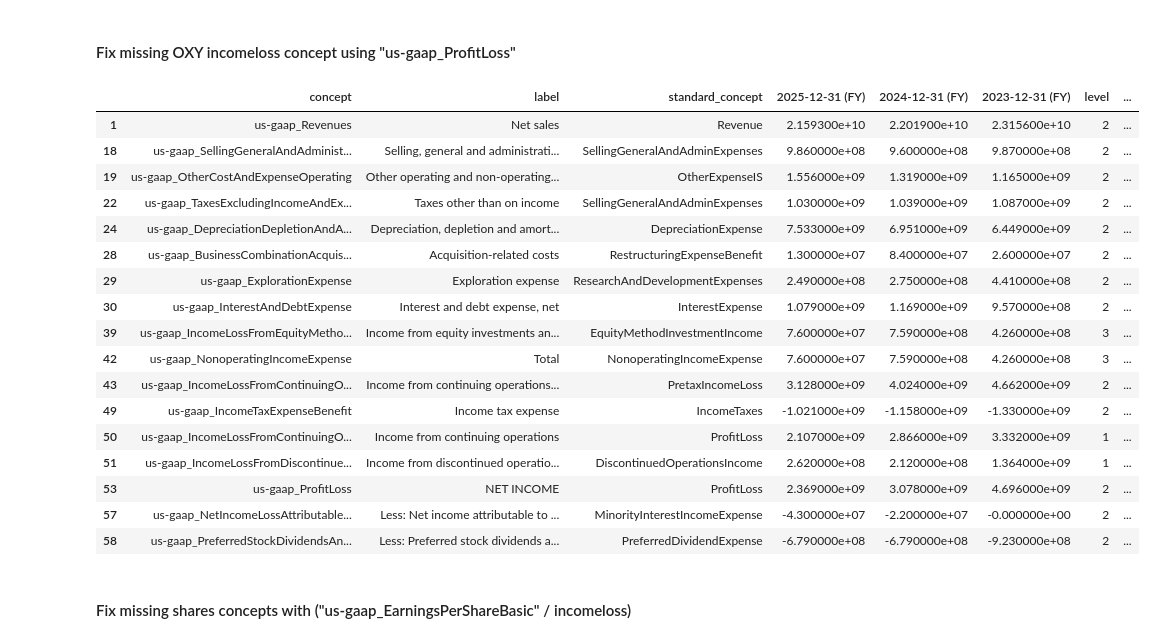
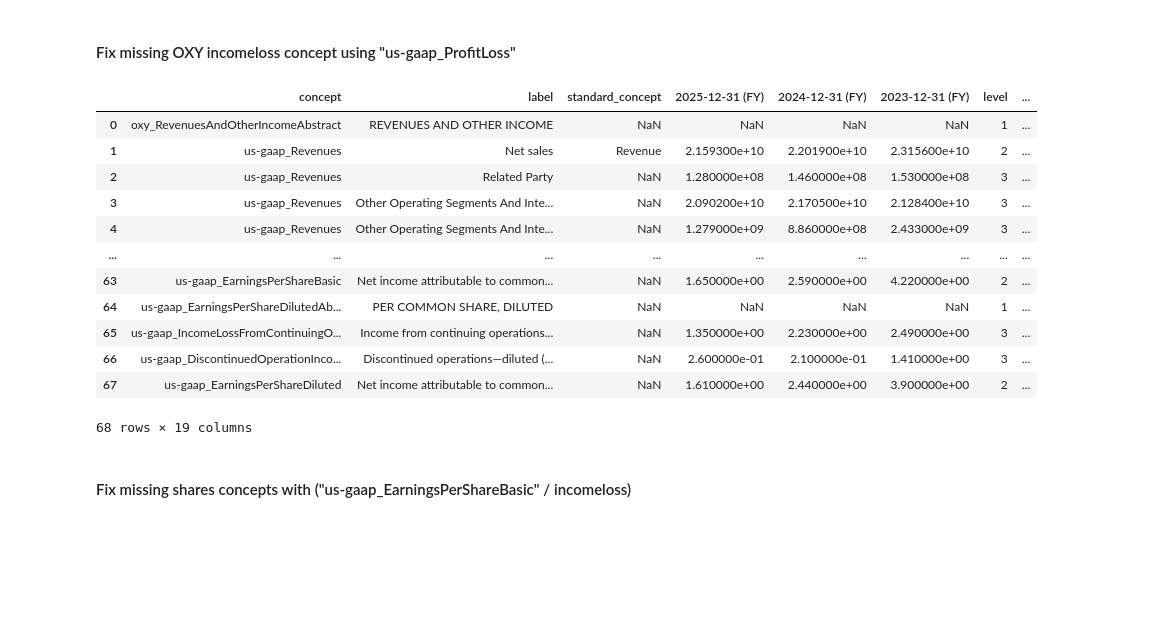
Before and after one commit to rlp-jym/forward-fundamentals-study, a Jupyter notebook: 01-data-ingestion.ipynb, the cells around one changed output. Saved outputs shown, nothing was run; the diff lists cells and outputs as text; code cells hidden in the pictures; blank space fills up the shorter version.

```diff
--- a/01-data-ingestion.ipynb
+++ b/01-data-ingestion.ipynb
@@ -280,27 +257,22 @@ xle_missing_concepts
 # %%
 oxy = Company('OXY')
 oxy = oxy.get_financials().income_statement()
 oxy = oxy.to_dataframe()
-oxy[oxy.standard_concept.notna()]
+oxy[oxy.concept.notna()]
 # %% [output]
 |  | concept | label | standard_concept | 2025-12-31 (FY) | 2024-12-31 (FY) | 2023-12-31 (FY) | level | ... |
+| 0 | oxy_RevenuesAndOtherIncomeAbstract | REVENUES AND OTHER INCOME | NaN | NaN | NaN | NaN | 1 | ... |
 | 1 | us-gaap_Revenues | Net sales | Revenue | 2.159300e+10 | 2.201900e+10 | 2.315600e+10 | 2 | ... |
-| 18 | us-gaap_SellingGeneralAndAdminist... | Selling, general and administrati... | SellingGeneralAndAdminExpenses | 9.860000e+08 | 9.600000e+08 | 9.870000e+08 | 2 | ... |
-| 19 | us-gaap_OtherCostAndExpenseOperating | Other operating and non-operating... | OtherExpenseIS | 1.556000e+09 | 1.319000e+09 | 1.165000e+09 | 2 | ... |
-| 22 | us-gaap_TaxesExcludingIncomeAndEx... | Taxes other than on income | SellingGeneralAndAdminExpenses | 1.030000e+09 | 1.039000e+09 | 1.087000e+09 | 2 | ... |
-| 24 | us-gaap_DepreciationDepletionAndA... | Depreciation, depletion and amort... | DepreciationExpense | 7.533000e+09 | 6.951000e+09 | 6.449000e+09 | 2 | ... |
-| 28 | us-gaap_BusinessCombinationAcquis... | Acquisition-related costs | RestructuringExpenseBenefit | 1.300000e+07 | 8.400000e+07 | 2.600000e+07 | 2 | ... |
-| 29 | us-gaap_ExplorationExpense | Exploration expense | ResearchAndDevelopmentExpenses | 2.490000e+08 | 2.750000e+08 | 4.410000e+08 | 2 | ... |
-| 30 | us-gaap_InterestAndDebtExpense | Interest and debt expense, net | InterestExpense | 1.079000e+09 | 1.169000e+09 | 9.570000e+08 | 2 | ... |
-| 39 | us-gaap_IncomeLossFromEquityMetho... | Income from equity investments an... | EquityMethodInvestmentIncome | 7.600000e+07 | 7.590000e+08 | 4.260000e+08 | 3 | ... |
-| 42 | us-gaap_NonoperatingIncomeExpense | Total | NonoperatingIncomeExpense | 7.600000e+07 | 7.590000e+08 | 4.260000e+08 | 3 | ... |
-| 43 | us-gaap_IncomeLossFromContinuingO... | Income from continuing operations... | PretaxIncomeLoss | 3.128000e+09 | 4.024000e+09 | 4.662000e+09 | 2 | ... |
-| 49 | us-gaap_IncomeTaxExpenseBenefit | Income tax expense | IncomeTaxes | -1.021000e+09 | -1.158000e+09 | -1.330000e+09 | 2 | ... |
-| 50 | us-gaap_IncomeLossFromContinuingO... | Income from continuing operations | ProfitLoss | 2.107000e+09 | 2.866000e+09 | 3.332000e+09 | 1 | ... |
-| 51 | us-gaap_IncomeLossFromDiscontinue... | Income from discontinued operatio... | DiscontinuedOperationsIncome | 2.620000e+08 | 2.120000e+08 | 1.364000e+09 | 1 | ... |
-| 53 | us-gaap_ProfitLoss | NET INCOME | ProfitLoss | 2.369000e+09 | 3.078000e+09 | 4.696000e+09 | 2 | ... |
-| 57 | us-gaap_NetIncomeLossAttributable... | Less: Net income attributable to ... | MinorityInterestIncomeExpense | -4.300000e+07 | -2.200000e+07 | -0.000000e+00 | 2 | ... |
-| 58 | us-gaap_PreferredStockDividendsAn... | Less: Preferred stock dividends a... | PreferredDividendExpense | -6.790000e+08 | -6.790000e+08 | -9.230000e+08 | 2 | ... |
+| 2 | us-gaap_Revenues | Related Party | NaN | 1.280000e+08 | 1.460000e+08 | 1.530000e+08 | 3 | ... |
+| 3 | us-gaap_Revenues | Other Operating Segments And Inte... | NaN | 2.090200e+10 | 2.170500e+10 | 2.128400e+10 | 3 | ... |
+| 4 | us-gaap_Revenues | Other Operating Segments And Inte... | NaN | 1.279000e+09 | 8.860000e+08 | 2.433000e+09 | 3 | ... |
+| ... | ... | ... | ... | ... | ... | ... | ... | ... |
+| 63 | us-gaap_EarningsPerShareBasic | Net income attributable to common... | NaN | 1.650000e+00 | 2.590000e+00 | 4.220000e+00 | 2 | ... |
+| 64 | us-gaap_EarningsPerShareDilutedAb... | PER COMMON SHARE, DILUTED | NaN | NaN | NaN | NaN | 1 | ... |
+| 65 | us-gaap_IncomeLossFromContinuingO... | Income from continuing operations... | NaN | 1.350000e+00 | 2.230000e+00 | 2.490000e+00 | 3 | ... |
+| 66 | us-gaap_DiscontinuedOperationInco... | Discontinued operations—diluted (... | NaN | 2.600000e-01 | 2.100000e-01 | 1.410000e+00 | 3 | ... |
+| 67 | us-gaap_EarningsPerShareDiluted | Net income attributable to common... | NaN | 1.610000e+00 | 2.440000e+00 | 3.900000e+00 | 2 | ... |
+68 rows × 19 columns
 # %% [markdown]
 #### Fix missing shares concepts with ("us-gaap_EarningsPerShareBasic" / incomeloss)
 # %%
```
Also changed, not shown: parts of 47 cells of this notebook, 1 other file.
